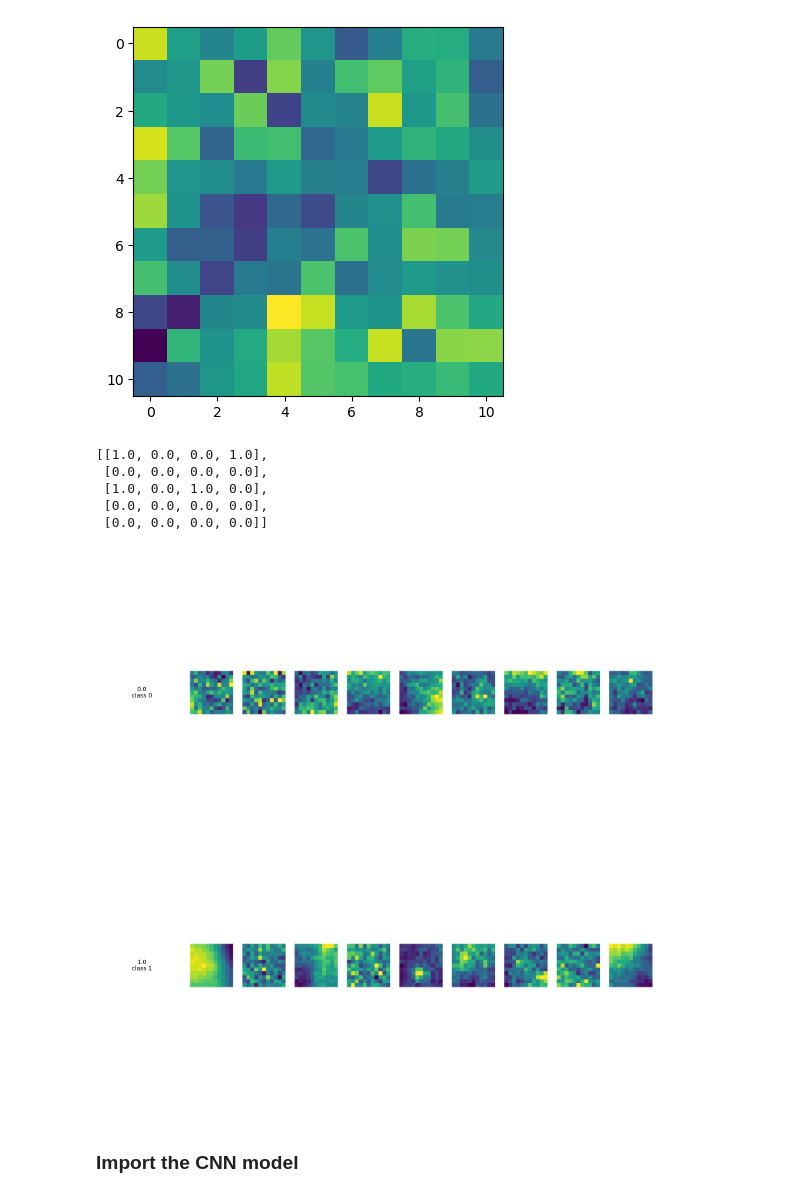
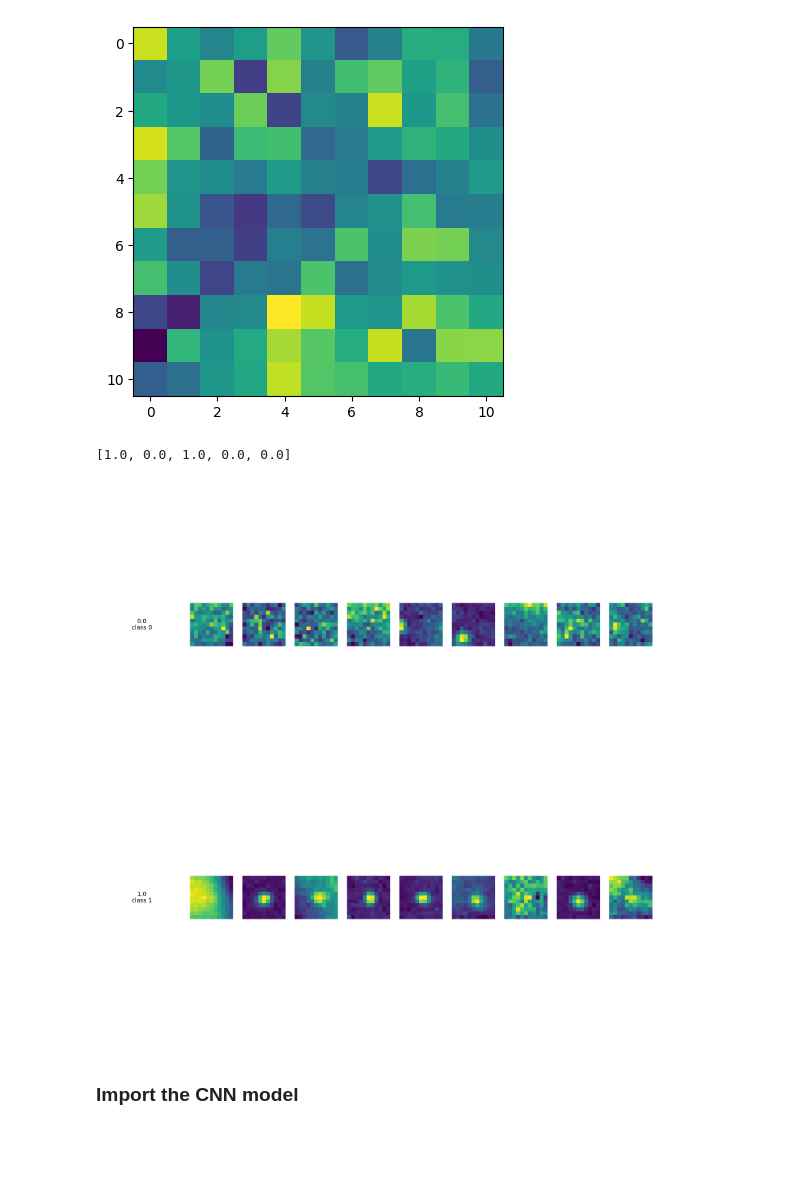
Before and after one commit to LiorAvrahami/smfish_spot_detection, a Jupyter notebook: neural_network/spot_classifier.ipynb, the cells around one changed output. Drawn from its saved outputs; the diff is of its cells as text; code cells hidden in the pictures; blank space fills up the shorter version.

```diff
--- a/neural_network/spot_classifier.ipynb
+++ b/neural_network/spot_classifier.ipynb
@@ -55,7 +55,11 @@ plt.imshow(imgs[IMG][idx][:,:,1,1])
 [figure]
 # %%
 TEST_SIZE = 0.3
-train_img, val_img, train_label, val_label = train_test_split(imgs[IMG], imgs[TAG], test_size=TEST_SIZE, random_state=0)
+train_img, val_img, train_label_full, val_label = train_test_split(imgs[IMG], imgs[TAG], test_size=TEST_SIZE, random_state=0)
+
+# select only the first item in each list - 1 = spot, 0 = no spot
+train_label = [lst[0] for lst in train_label_full]
+train_label_channel = [np.argmax(lst[1:]) for lst in train_label_full]
 # %%
 class MyDataset(Dataset):
     def __init__(self, img_array, label_array):
@@ -84,39 +88,32 @@ train_ds = MyDataset(train_img, train_label)
 # %%
 train_label[10:15]
 # %% [output]
-[[1.0, 0.0, 0.0, 1.0],
- [0.0, 0.0, 0.0, 0.0],
- [1.0, 0.0, 1.0, 0.0],
- [0.0, 0.0, 0.0, 0.0],
- [0.0, 0.0, 0.0, 0.0]]
+[1.0, 0.0, 1.0, 0.0, 0.0]
-# %%
-# select only the first item in each list - 1 = spot, 0 = no spot
-train_label = [lst[0] for lst in train_label]
 # %%
 class_labels = np.unique(train_label)
 
 fig = plt.figure(figsize=(10,10), dpi=300)
 
 nrow, ncol = len(class_labels), 10
 gs = GridSpec(nrow, ncol, hspace=0.0, width_ratios=[1.8,1,1,1,1,1,1,1,1,1])
 
 for cl_idx, my_class in enumerate(class_labels):
 
     idxs = np.where(np.array(train_label)==my_class)[0]
     ax = fig.add_subplot(gs[cl_idx*ncol])
 
     center_x = (ax.get_xlim()[1] - ax.get_xlim()[0]) / 2
     center_y = (ax.get_ylim()[1] - ax.get_ylim()[0]) / 2
 
     ax.text(center_x, center_y, str(class_labels[cl_idx]) + f'\nclass {cl_idx}', ha='center', va='center', fontsize=6)
     ax.axis("off")
 
     for j in range(1, ncol):
         ax = fig.add_subplot(gs[cl_idx*ncol + j])
-        ax.imshow(np.max(train_img[idxs[j-1]][:,:,:,np.max(int(my_class)-1,0)],axis=2))
+        ax.imshow(np.max(train_img[idxs[j-1]][:,:,:,train_label_channel[idxs[j-1]]],axis=2))
         ax.axis("off")
 # %% [output]
-[figure, old version]
+[figure, new version]
 # %% [markdown]
 ### Import the CNN model
 # %%
```
Also changed, not shown: parts of 2 cells of this notebook.
